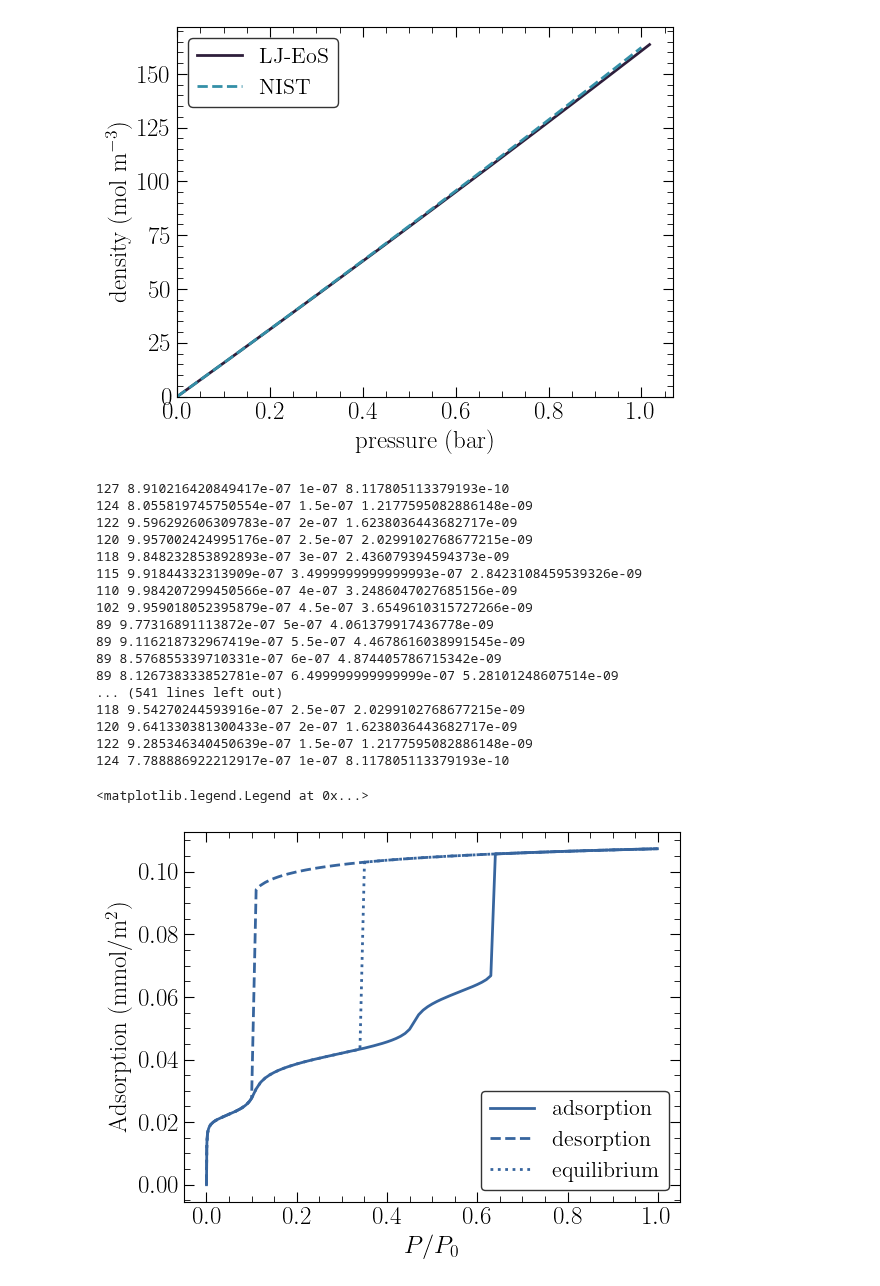
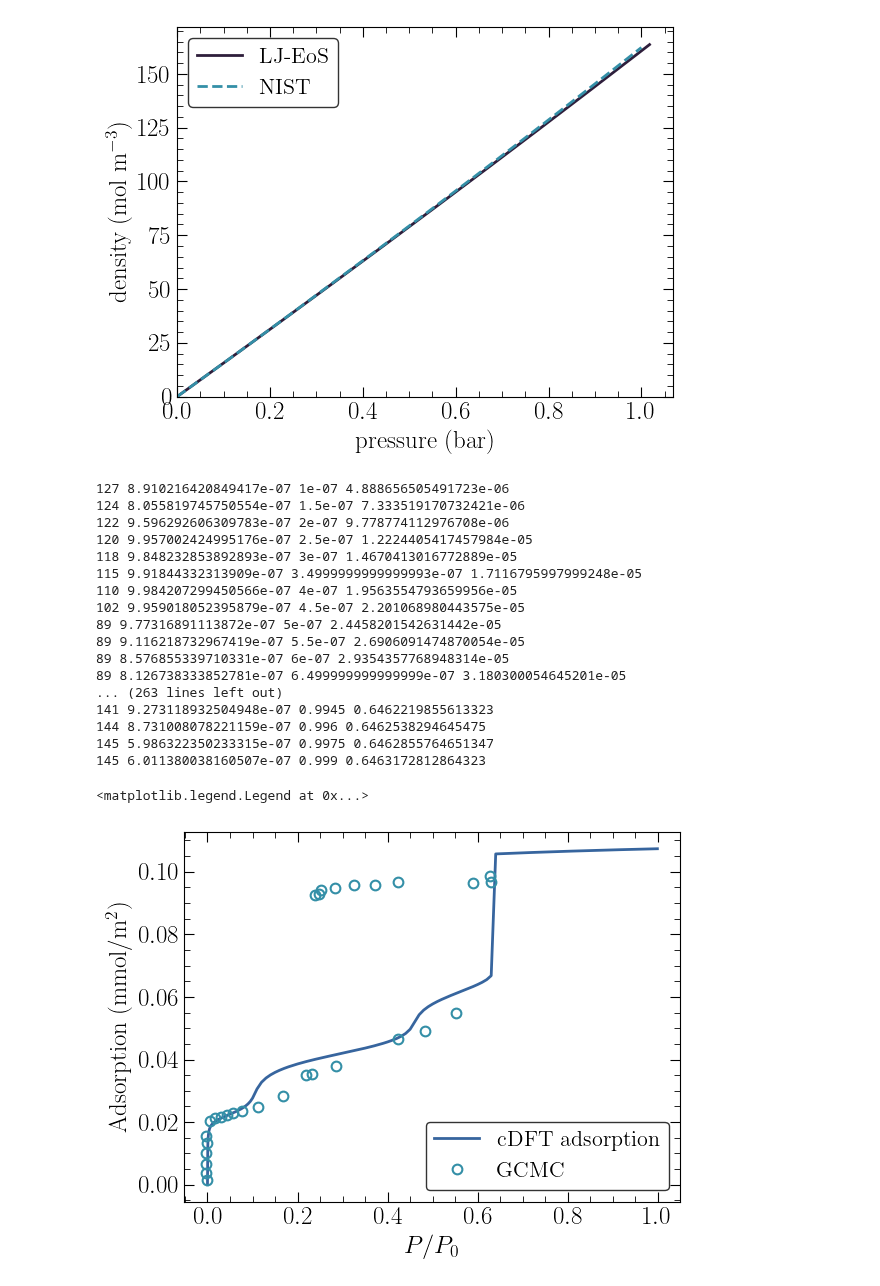
Before and after one commit to lucas-j-santos/LJS-cDFT, a Jupyter notebook: examples/n2_slit.ipynb, the cells around one changed output. Saved outputs shown, nothing was run; the diff lists cells and outputs as text; code cells hidden in the pictures.

```diff
--- a/examples/n2_slit.ipynb
+++ b/examples/n2_slit.ipynb
@@ -88,44 +88,46 @@ Vext[kin:kout] = steele(dft.z[kin:kout].numpy()-5, sigma_is, epsilon_is)+steele(
 
 dft.initial_condition(bulk_density[0],Vext)
 Nads = torch.empty_like(P)
+Nex = torch.empty_like(P)
 Ndes = torch.empty_like(P)
 Omega_ads = torch.empty_like(P)
 Omega_des = torch.empty_like(P)
 for i in range(len(P)):
         dft.equilibrium_density_profile(bulk_density[i],fmt='ASWB',
                                         solver='fire',alpha0=0.2,dt=0.01,tol=1e-6,logoutput=False)
-        Nads[i] = (1e20/NA)*(dft.total_molecules)
+        Nads[i] = dft.total_molecules
+        Nex[i] = (0.5e20/NA)*(dft.total_molecules-bulk_density[i]*(H-3.4))
         Omega_ads[i] = dft.Omega
         print(dft.it,dft.error.numpy(),P[i].numpy()/P0,Nads[i].numpy())
         if np.isnan(dft.error.numpy()): break
 
-Ndes[-1] = (1e20/NA)*(dft.total_molecules)
-Omega_des[-1] = dft.Omega
-for i in range(len(P)-2,-1,-1):
-        dft.equilibrium_density_profile(bulk_density[i],fmt='ASWB',
-                                        solver='fire',alpha0=0.2,dt=0.01,tol=1e-6,logoutput=False)
-        Ndes[i] = (1e20/NA)*(dft.total_molecules)
-        Omega_des[i] = dft.Omega
-        print(dft.it,dft.error.numpy(),P[i].numpy()/P0,Nads[i].numpy())
-        if np.isnan(dft.error.numpy()): break
+# Ndes[-1] = (1e20/NA)*(dft.total_molecules-bulk_density[-1]*H)
+# Omega_des[-1] = dft.Omega
+# for i in range(len(P)-2,-1,-1):
+#         dft.equilibrium_density_profile(bulk_density[i],fmt='ASWB',
+#                                         solver='fire',alpha0=0.2,dt=0.01,tol=1e-6,logoutput=False)
+#         Ndes[i] = (1e20/NA)*(dft.total_molecules-bulk_density[i]*H)
+#         Omega_des[i] = dft.Omega
+#         print(dft.it,dft.error.numpy(),P[i].numpy()/P0,Nads[i].numpy())
+#         if np.isnan(dft.error.numpy()): break
 # %% [output]
-127 8.910216420849417e-07 1e-07 8.117805113379193e-10
-124 8.055819745750554e-07 1.5e-07 1.2177595082886148e-09
-122 9.596292606309783e-07 2e-07 1.6238036443682717e-09
-120 9.957002424995176e-07 2.5e-07 2.0299102768677215e-09
-118 9.848232853892893e-07 3e-07 2.436079394594373e-09
-115 9.91844332313909e-07 3.4999999999999993e-07 2.8423108459539326e-09
-110 9.984207299450566e-07 4e-07 3.2486047027685156e-09
-102 9.959018052395879e-07 4.5e-07 3.6549610315727266e-09
-89 9.77316891113872e-07 5e-07 4.061379917436778e-09
-89 9.116218732967419e-07 5.5e-07 4.4678616038991545e-09
-89 8.576855339710331e-07 6e-07 4.874405786715342e-09
-89 8.126738333852781e-07 6.499999999999999e-07 5.28101248607514e-09
-... (541 lines left out)
-118 9.54270244593916e-07 2.5e-07 2.0299102768677215e-09
-120 9.641330381300433e-07 2e-07 1.6238036443682717e-09
-122 9.285346340450639e-07 1.5e-07 1.2177595082886148e-09
-124 7.788886922212917e-07 1e-07 8.117805113379193e-10
+127 8.910216420849417e-07 1e-07 4.888656505491723e-06
+124 8.055819745750554e-07 1.5e-07 7.333519170732421e-06
+122 9.596292606309783e-07 2e-07 9.778774112976708e-06
+120 9.957002424995176e-07 2.5e-07 1.2224405417457984e-05
+118 9.848232853892893e-07 3e-07 1.4670413016772889e-05
+115 9.91844332313909e-07 3.4999999999999993e-07 1.7116795997999248e-05
+110 9.984207299450566e-07 4e-07 1.9563554793659956e-05
+102 9.959018052395879e-07 4.5e-07 2.201068980443575e-05
+89 9.77316891113872e-07 5e-07 2.4458201542631442e-05
+89 9.116218732967419e-07 5.5e-07 2.6906091474870054e-05
+89 8.576855339710331e-07 6e-07 2.9354357768948314e-05
+89 8.126738333852781e-07 6.499999999999999e-07 3.180300054645201e-05
+... (263 lines left out)
+141 9.273118932504948e-07 0.9945 0.6462219855613323
+144 8.731008078221159e-07 0.996 0.6462538294645475
+145 5.986322350233315e-07 0.9975 0.6462855764651347
+145 6.011380038160507e-07 0.999 0.6463172812864323
 # %%
 Neq = np.copy(Nads)
 Omega_eq = np.copy(Omega_ads)
@@ -136,27 +138,30 @@ for i in range(len(P)):
 # %%
 colors = sns.color_palette("mako")
 
-plt.plot(P/P0, Nads*1e3, '-', color=colors[2], linewidth=2.0, label='adsorption')
-plt.plot(P/P0, Ndes*1e3, '--', color=colors[2], linewidth=2.0, label='desorption')
-plt.plot(P/P0, Neq*1e3, ':', color=colors[2], linewidth=2.0, label='equilibrium')
+mc = np.loadtxt('data/N2_isotherm.dat')
+
+plt.plot(P/P0, (1e23/NA)*Nads, '-', color=colors[2], linewidth=2.0, label='cDFT adsorption')
+# plt.plot(P/P0, Ndes*1e3, '--', color=colors[2], linewidth=2.0, label='cDFT desorption')
+# plt.plot(P/P0, Neq*1e3, ':', color=colors[2], linewidth=2.0, label='cDFT equilibrium')
+plt.plot(mc[:,0], mc[:,1], 'o', color=colors[3],markersize=7,markeredgewidth=1.5,mfc='none',label='GCMC')
 plt.xlabel(r'$P/P_0$', fontsize=18)
 plt.ylabel(r'Adsorption (mmol/m$^2$)', fontsize=18)
 # plt.xlim([0.0,0.4])
 # plt.ylim([0.0,2000])
 plt.minorticks_on()
 plt.tick_params(direction='in',right=True, top=True)
 plt.tick_params(labelsize=18)
 plt.tick_params(labelbottom=True, labeltop=False, labelright=False, labelleft=True)
 # xticks = np.arange(0, 1e4,10)
 # yticks = np.arange(0,16.1,4)
 plt.tick_params(direction='in',which='minor', length=4, bottom=True, top=True, left=True, right=True)
 plt.tick_params(direction='in',which='major', length=7, bottom=True, top=True, left=True, right=True)
 # plt.xticks(xticks)
 # plt.yticks(yticks)
 plt.legend(fontsize=16, frameon=True, edgecolor='k')
 # %% [output]
 <matplotlib.legend.Legend at 0x...>
-[figure, old version]
+[figure, new version]
 # %%
 colors = sns.color_palette("mako")
 
```
Also changed, not shown: parts of 1 cell of this notebook, 5 other files.
